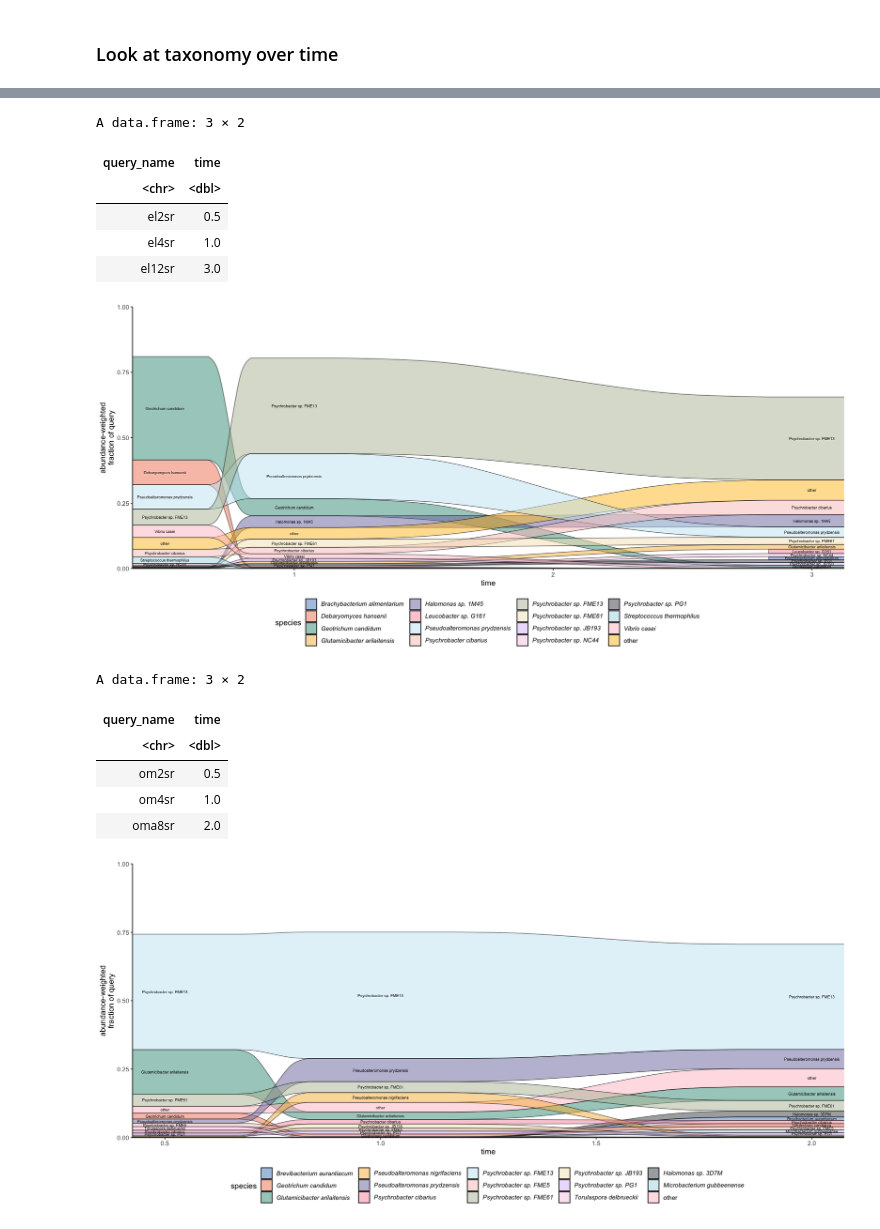
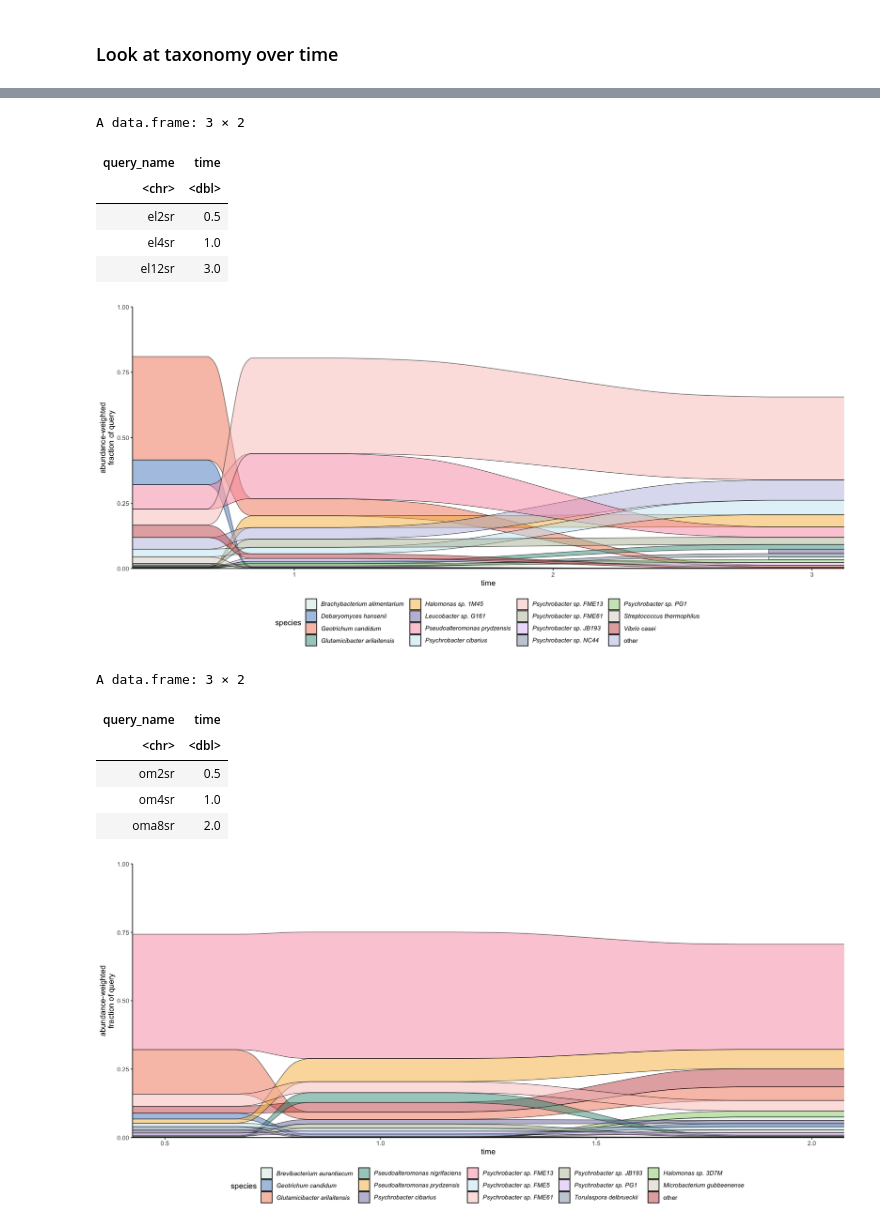
Before and after one commit to Arcadia-Science/metagenomics-of-cheese-rind-microbiomes, a Jupyter notebook: notebooks/Metagenomics of Cheese Rind Microbial Communities.ipynb, the cells around one changed output, grey strips where cells are left out. Drawn from its saved outputs; the diff is of its cells as text; code cells hidden in the pictures.

```diff
--- a/notebooks/Metagenomics of Cheese Rind Microbial Communities.ipynb
+++ b/notebooks/Metagenomics of Cheese Rind Microbial Communities.ipynb
@@ -385,4 +369,6 @@ library(ggpubr)
 library(ComplexUpset)
 library(sourmashconsumr)
 
-accent_v2 = c('#5088C5', '#F28360', '#3B9886', '#F7B846', '#7A77AB', '#F898AE', '#C6E7F4', '#F8C5C1', '#B5BEA4','#F5E4BE', '#DCBFFC','#F5CBE4','#484B50',"lightblue","pink","goldenrod1")
+accent_v2 = c('#D1EADF','#5088C5', '#F28360', '#3B9886', '#F7B846',
+                       '#7A77AB', '#F898AE', '#C6E7F4', "#97CD78",'#F8C5C1',
+                       '#B5BEA4', '#DCBFFC', "#8A99AD","#DAD3C7","#C85152","#BABEE0")
@@ -514,9 +493,10 @@ timedf=suppressWarnings(read.csv("../processed_data/csv_tables_for_plotting/elti
 timedf
 #Use Sys.glob to make taxdf file from the three tax annotate files for cheese EL
 taxdf=read_taxonomy_annotate(Sys.glob("../processed_data/csv_tables_for_plotting/el*sr.with-lineages.csv"),intersect_bp_threshold=50000)
+
 #Use Sys.glob to make taxdf file from the three tax annotate files for cheese EL
 options(repr.plot.width=15, repr.plot.height=7)
-plot=plot_taxonomy_annotate_ts_alluvial(taxdf,timedf,tax_glom_level="species",palette = accent_v2)
+plot=plot_taxonomy_annotate_ts_alluvial(taxdf,timedf,tax_glom_level="species",palette = accent_v2,fraction_threshold = 0.01,label = F)
 plot+theme(legend.position ="bottom")
 # %% [output]
 A data.frame: 3 × 2
@@ -525,22 +505,25 @@ A data.frame: 3 × 2
 | el2sr | 0.5 |
 | el4sr | 1.0 |
 | el12sr | 3.0 |
-[figure, old version]
+[figure, new version]
 # %%
 #Import timedf file listing query_names and their relative ages
 timedf=suppressWarnings(read.csv("../processed_data/csv_tables_for_plotting/omtime.csv"))
+
 timedf
 #Use Sys.glob to make taxdf file from the three tax annotate files for cheese WH
 taxdf=read_taxonomy_annotate(Sys.glob("../processed_data/csv_tables_for_plotting/oma*sr.with-lineages.csv"),intersect_bp_threshold=50000)
+
 #Use Sys.glob to make taxdf file from the three tax annotate files for cheese WH
 options(repr.plot.width=15, repr.plot.height=7)
-plot=plot_taxonomy_annotate_ts_alluvial(taxdf,timedf,tax_glom_level="species",palette = accent_v2)
+plot=plot_taxonomy_annotate_ts_alluvial(taxdf,timedf,tax_glom_level="species",palette = accent_v2,fraction_threshold = 0.01,
+                                   label = F)
 plot+theme(legend.position ="bottom")
 # %% [output]
 A data.frame: 3 × 2
 | query_name | time |
 | <chr> | <dbl> |
 | om2sr | 0.5 |
 | om4sr | 1.0 |
 | oma8sr | 2.0 |
-[figure, old version]
+[figure, new version]
```
Also changed, not shown: parts of 14 cells of this notebook.
